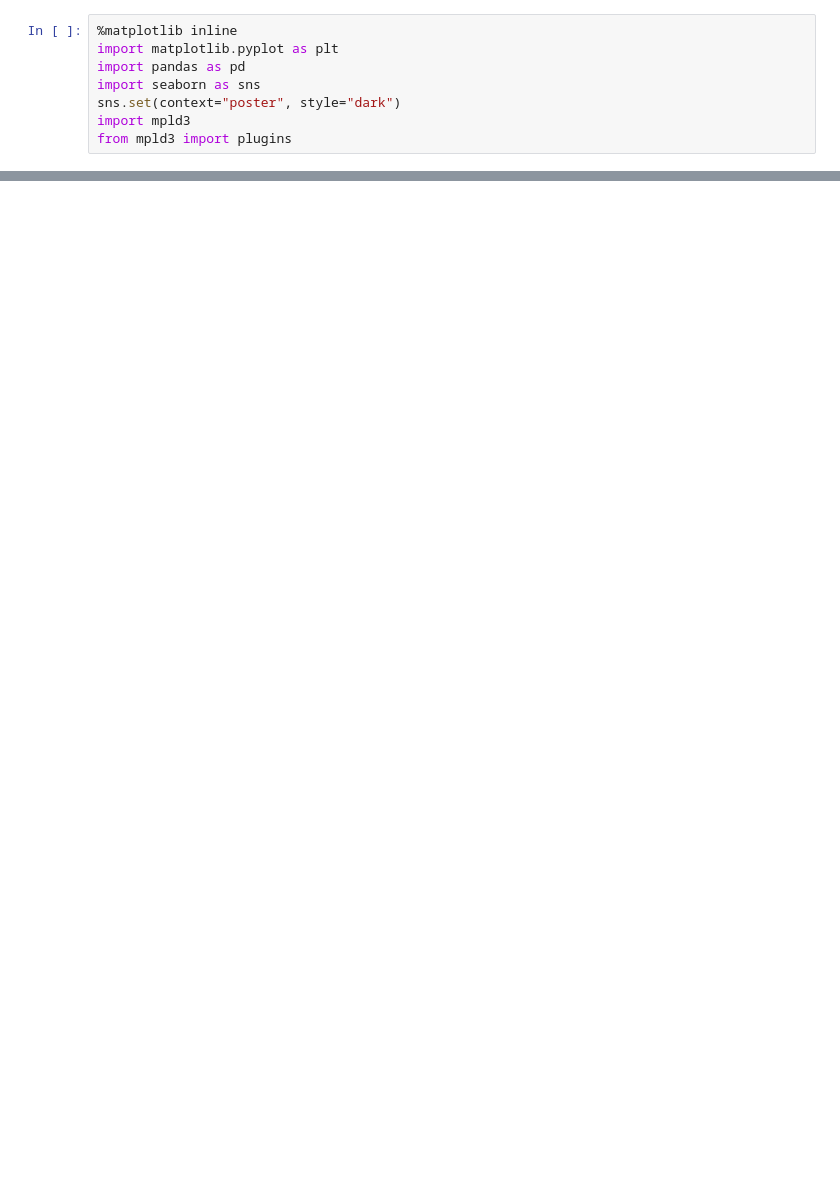
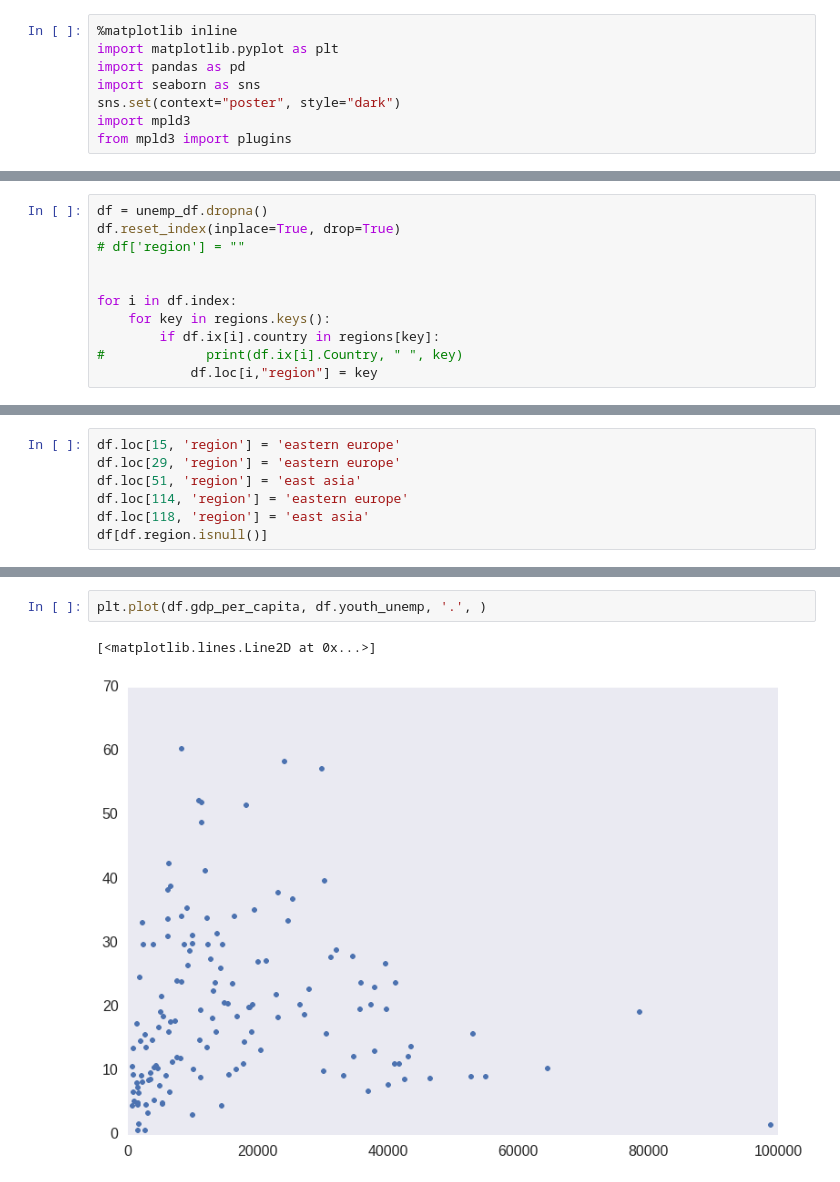
Before and after one commit to aflyax/Python, a Jupyter notebook: min_wage/min_wage_unemployment.ipynb, the cells around one changed output, grey strips where cells are left out. Saved outputs shown, nothing was run; the diff lists cells and outputs as text; blank space fills up the shorter version.

Commit message:
add gdp/capita data

```diff
--- a/min_wage/min_wage_unemployment.ipynb
+++ b/min_wage/min_wage_unemployment.ipynb
@@ -38,0 +277,11 @@ print(unemp_df.tail())
+# %%
+df = unemp_df.dropna()
+df.reset_index(inplace=True, drop=True)
+# df['region'] = ""
+
+
+for i in df.index:
+    for key in regions.keys():
+        if df.ix[i].country in regions[key]:
+#             print(df.ix[i].Country, " ", key)
+            df.loc[i,"region"] = key
@@ -38,0 +297,7 @@ print(unemp_df.tail())
+# %%
+df.loc[15, 'region'] = 'eastern europe'
+df.loc[29, 'region'] = 'eastern europe'
+df.loc[51, 'region'] = 'east asia'
+df.loc[114, 'region'] = 'eastern europe'
+df.loc[118, 'region'] = 'east asia'
+df[df.region.isnull()]
@@ -38,0 +355,5 @@ print(unemp_df.tail())
+# %%
+plt.plot(df.gdp_per_capita, df.youth_unemp, '.', )
+# %% [output]
+[<matplotlib.lines.Line2D at 0x...>]
+[figure, added]
```
Also changed, not shown: parts of 22 cells of this notebook, 1 other file.
